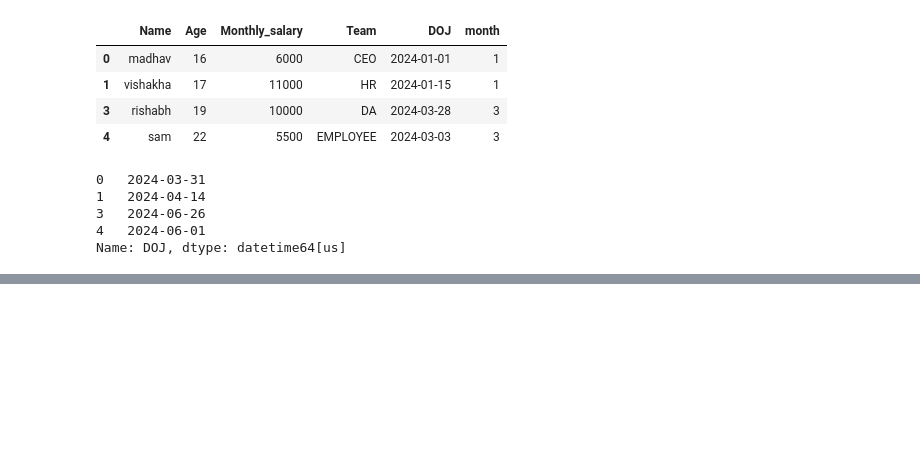
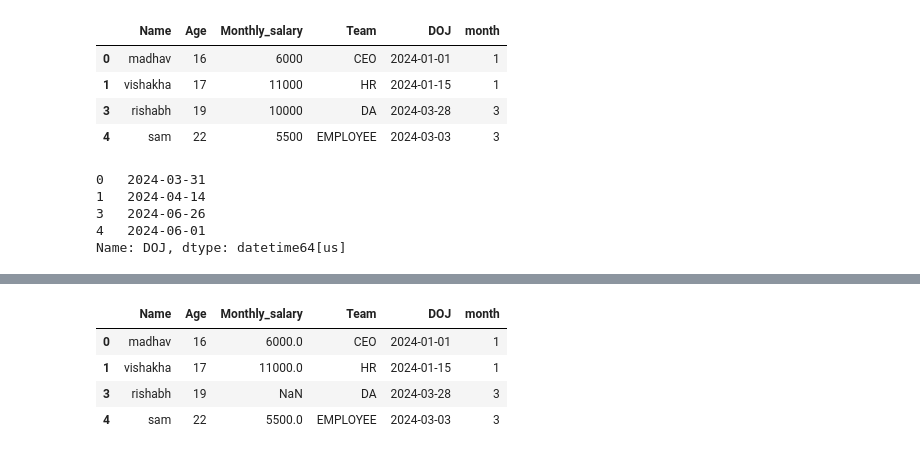
Before and after one commit to certifiedslidder-sudo/Pandas, a Jupyter notebook: basics.ipynb, the cells around one changed output, grey strips where cells are left out. Drawn from its saved outputs; the diff is of its cells as text; code cells hidden in the pictures; blank space fills up the shorter version.

```diff
--- a/basics.ipynb
+++ b/basics.ipynb
@@ -486,0 +509,8 @@ Name: DOJ, dtype: datetime64[us]
+# %%
+df
+# %% [output]
+|  | Name | Age | Monthly_salary | Team | DOJ | month |
+| 0 | madhav | 16 | 6000.0 | CEO | 2024-01-01 | 1 |
+| 1 | vishakha | 17 | 11000.0 | HR | 2024-01-15 | 1 |
+| 3 | rishabh | 19 | NaN | DA | 2024-03-28 | 3 |
+| 4 | sam | 22 | 5500.0 | EMPLOYEE | 2024-03-03 | 3 |
```
Also changed, not shown: parts of 9 cells of this notebook.
